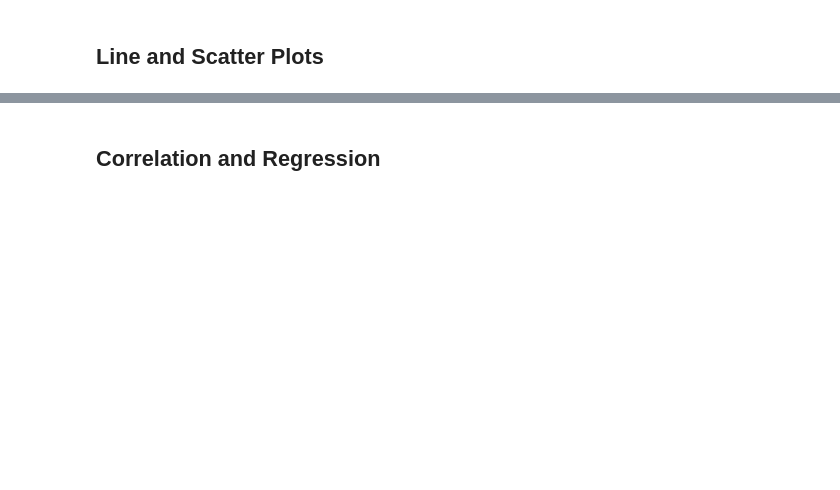
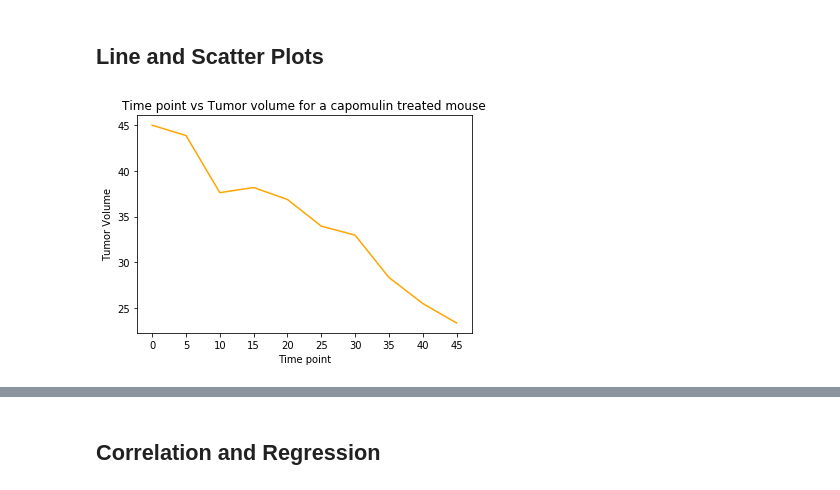
Before and after one commit to dsilva-v/matplotlib-challenge, a Jupyter notebook: Pymaceuticals/pymaceuticals_starter.ipynb, the cells around one changed output, grey strips where cells are left out. Cells and saved outputs as stored; diff of their text form; code cells hidden in the pictures; blank space fills up the shorter version.

```diff
--- a/Pymaceuticals/pymaceuticals_starter.ipynb
+++ b/Pymaceuticals/pymaceuticals_starter.ipynb
@@ -246,0 +282,16 @@ plt.show()
+# %%
+# Generate a line plot of tumor volume vs. time point for a mouse treated with Capomulin
+# using a random mouse ID with drug regimen as 'Capomulin'
+Capomulin_data = clean_df.loc[clean_df['Drug Regimen'] == 'Capomulin']
+Capomulin_mice_data = Capomulin_data['Mouse ID']
+mouse_ID = Capomulin_mice_data.tolist()[0]
+tumor_for_MouseID_list = clean_df[clean_df['Mouse ID'] == mouse_ID]['Tumor Volume (mm3)'].tolist()
+timepoint_for_MouseID_list = clean_df[clean_df['Mouse ID'] == mouse_ID]['Timepoint'].tolist()
+plt.plot(timepoint_for_MouseID_list,tumor_for_MouseID_list, color = 'orange')
+plt.title('Time point vs Tumor volume for a capomulin treated mouse')
+plt.xlabel('Time point')
+plt.xticks(timepoint_for_MouseID_list)
+plt.ylabel('Tumor Volume')
+plt.show()
+# %% [output]
+[figure, added]
```
Also changed, not shown: parts of 15 cells of this notebook.
